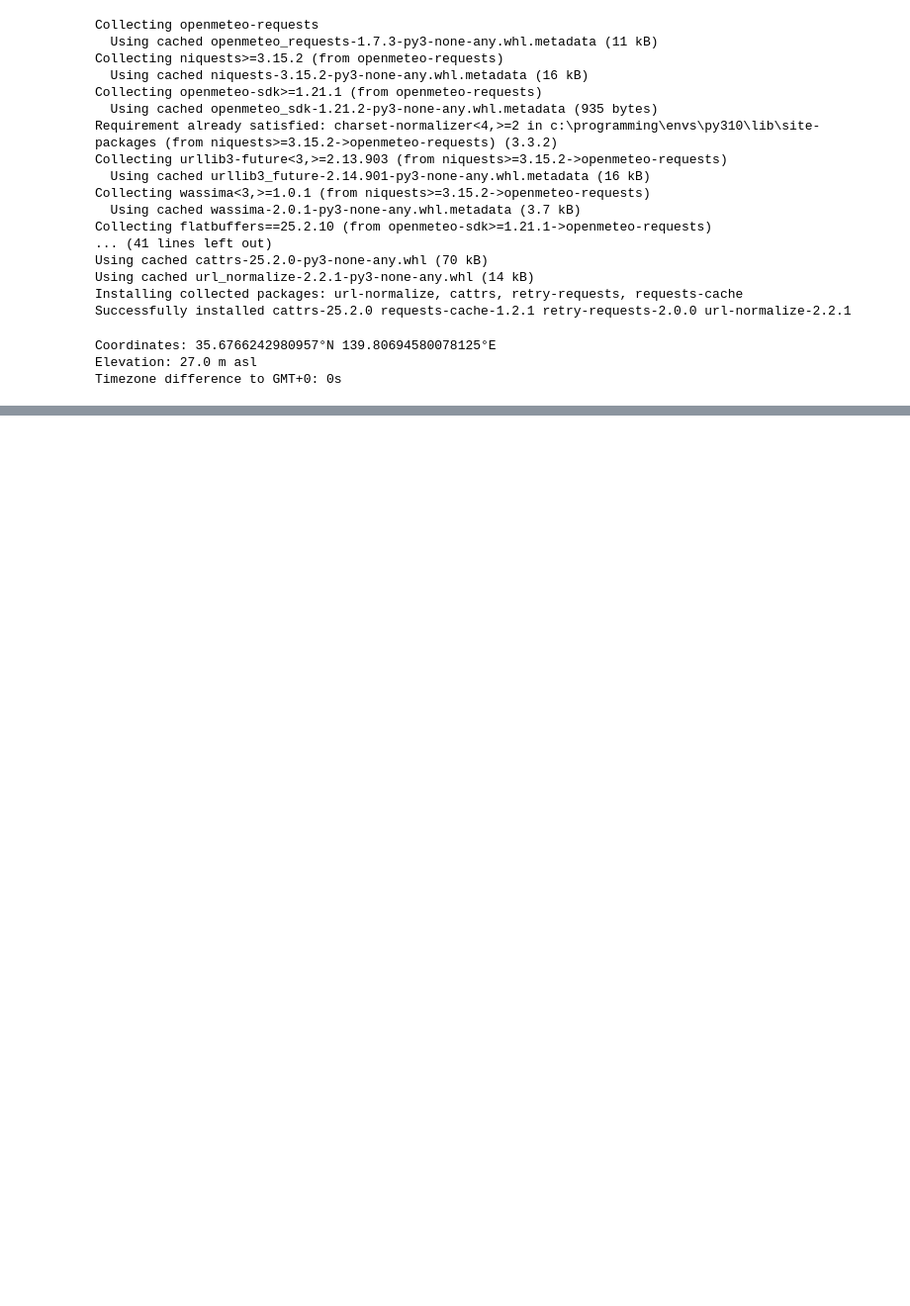
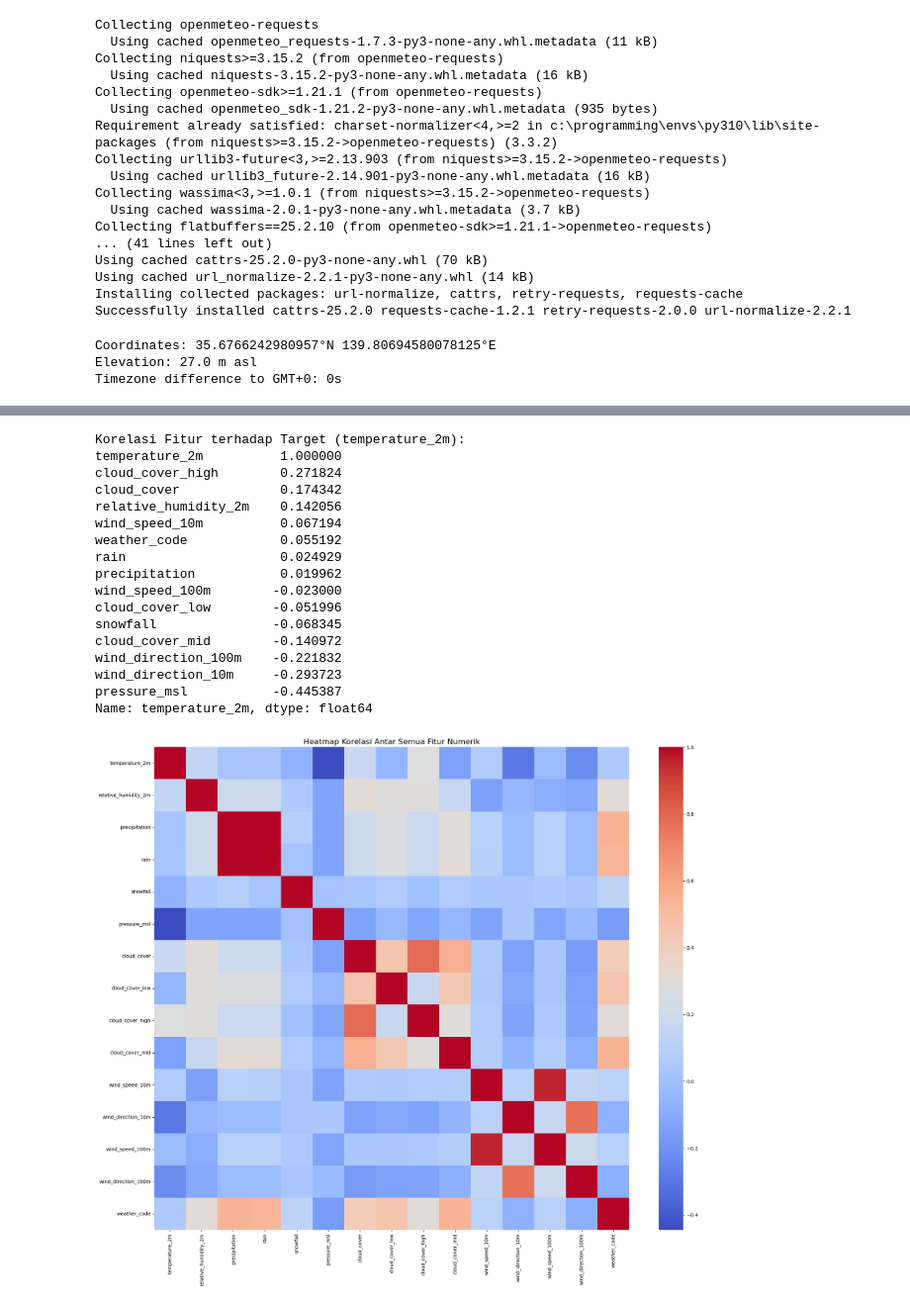
Before and after one commit to Poor1ST/Global-Energy-Forecast, a Jupyter notebook: get_jma.ipynb, the cells around one changed output, grey strips where cells are left out. Shown at 99% size. Drawn from its saved outputs; the diff is of its cells as text; code cells hidden in the pictures; blank space fills up the shorter version.

```diff
--- a/get_jma.ipynb
+++ b/get_jma.ipynb
@@ -116,0 +213,37 @@ Name: temperature_2m, Length: 32496, dtype: float32
+# %%
+# Menghitung matriks korelasi untuk semua fitur
+# Kita hanya akan menggunakan fitur numerik untuk korelasi
+numeric_df = df.select_dtypes(include=np.number)
+correlation_matrix = numeric_df.corr()
+
+# Menampilkan korelasi dari setiap fitur terhadap 'system_price'
+# Diurutkan dari yang paling tinggi ke paling rendah
+print(f"\nKorelasi Fitur terhadap Target ({TARGET}):")
+target_correlation = correlation_matrix[TARGET].sort_values(ascending=False)
+print(target_correlation)
+
+# Visualisasi matriks korelasi dengan heatmap
+# Ini membantu melihat gambaran besar hubungan antar semua variabel
+plt.figure(figsize=(22, 18))
+sns.heatmap(correlation_matrix, cmap='coolwarm', annot=False) # annot=False agar tidak terlalu ramai
+plt.title('Heatmap Korelasi Antar Semua Fitur Numerik', fontsize=16)
+plt.show()
+# %% [output]
+Korelasi Fitur terhadap Target (temperature_2m):
+temperature_2m          1.000000
+cloud_cover_high        0.271824
+cloud_cover             0.174342
+relative_humidity_2m    0.142056
+wind_speed_10m          0.067194
+weather_code            0.055192
+rain                    0.024929
+precipitation           0.019962
+wind_speed_100m        -0.023000
+cloud_cover_low        -0.051996
+snowfall               -0.068345
+cloud_cover_mid        -0.140972
+wind_direction_100m    -0.221832
+wind_direction_10m     -0.293723
+pressure_msl           -0.445387
+Name: temperature_2m, dtype: float64
+[figure, added]
```
Also changed, not shown: parts of 8 cells of this notebook, 4 other files.
